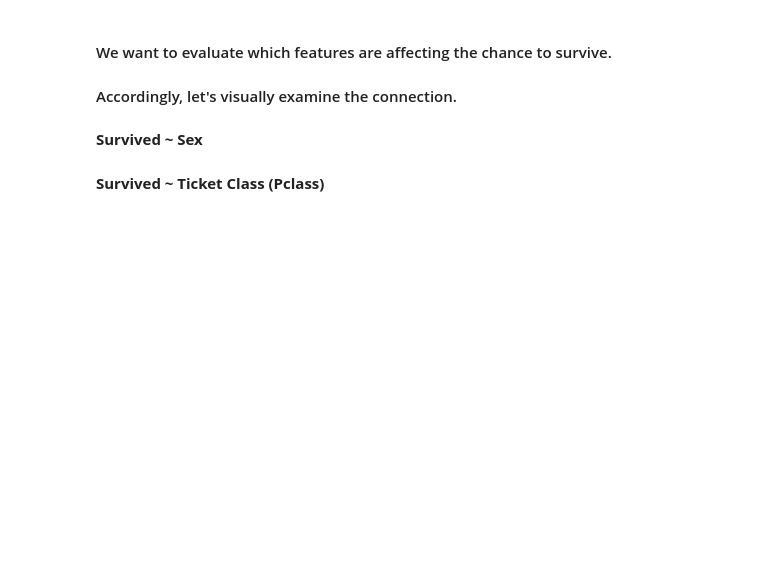
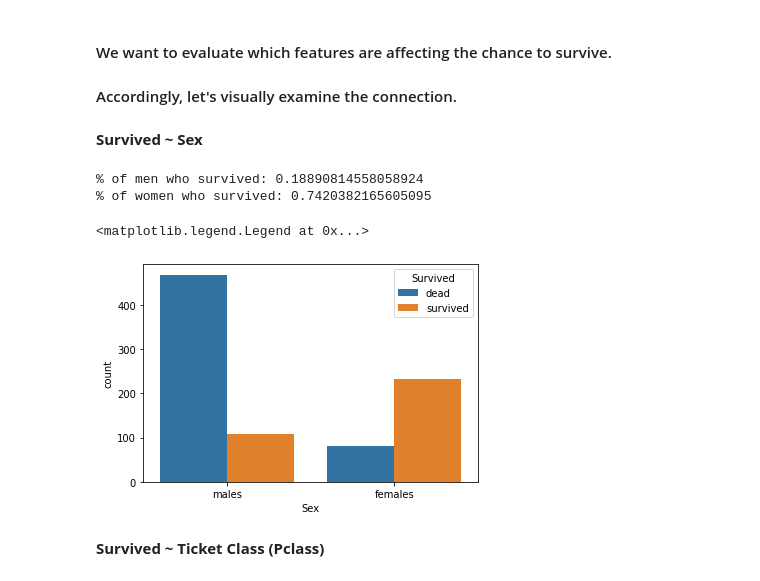
Before and after one commit to NoamRI/Titanic-Kaggle-Competiton, a Jupyter notebook: titanic.ipynb, the cells around one changed output. Saved outputs shown, nothing was run; the diff lists cells and outputs as text; code cells hidden in the pictures; blank space fills up the shorter version.

```diff
--- a/titanic.ipynb
+++ b/titanic.ipynb
@@ -444,16 +428,23 @@ Helps us to understand better how the data are behaving
 # %% [markdown]
 **Survived ~ Sex**
 # %%
-# women = train_data.loc[train_data.Sex == "female"]['Survived']
-# rate_women = sum(women) / len(women)
+women = train_data.loc[train_data.Sex_cat == 0]['Survived']
+rate_women = sum(women) / len(women)
 
-# men = train_data.loc[train_data.Sex == "male"]['Survived']
-# rate_men = sum(men) / len(men)
+men = train_data.loc[train_data.Sex_cat == 1]['Survived']
+rate_men = sum(men) / len(men)
 
-# print("% of men who survived:", rate_men)
-# print("% of women who survived:", rate_women)
+print("% of men who survived:", rate_men)
+print("% of women who survived:", rate_women)
 
-# sns.countplot(x = 'Sex', data = train_data, hue = 'Survived')
+sns.countplot(x = 'Sex_cat', data = train_data.replace({'Sex_cat':{0:'females', 1:'males'}}), hue = 'Survived')
+plt.xlabel("Sex")
+plt.legend(labels = ['dead', 'survived'], title = 'Survived')
+# %% [output]
+% of men who survived: 0.18890814558058924
+% of women who survived: 0.7420382165605095
+<matplotlib.legend.Legend at 0x...>
+[figure, added]
 # %% [markdown]
 **Survived ~ Ticket Class (Pclass)**
 # %%
```
Also changed, not shown: parts of 41 cells of this notebook.
